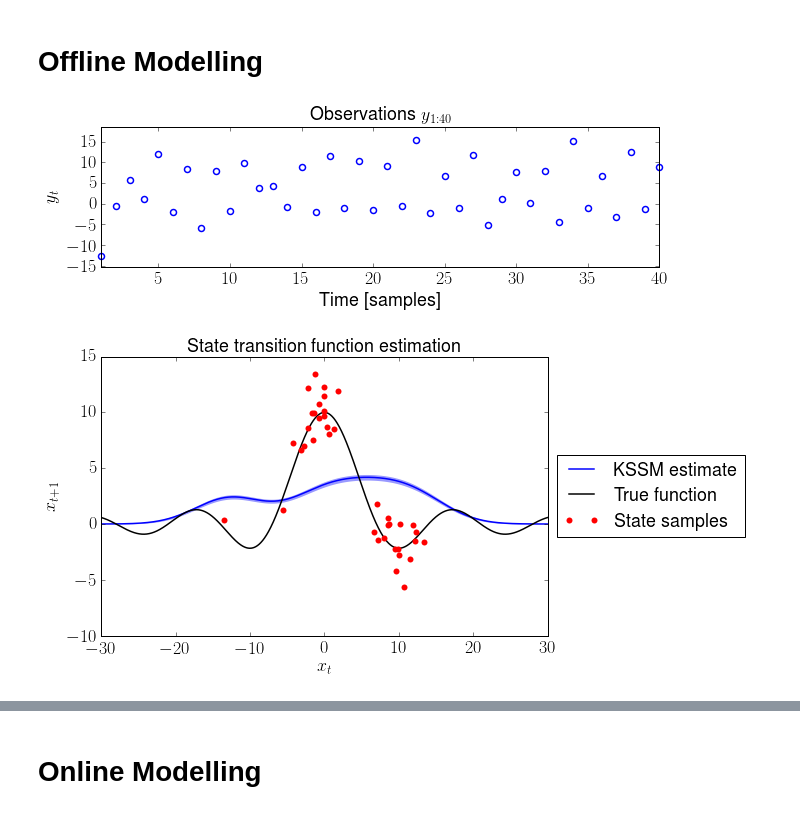
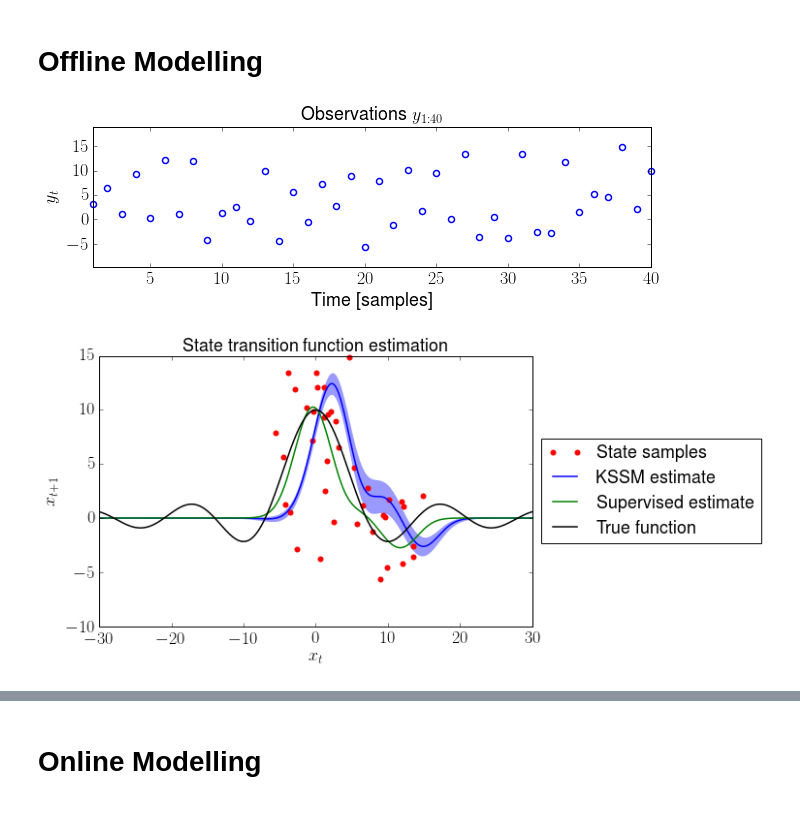
Before and after one commit to afalchetti/pykssm, a Jupyter notebook: demo/Kernel State-Space Modelling.ipynb, the cells around one changed output, grey strips where cells are left out. Saved outputs shown, nothing was run; the diff lists cells and outputs as text; code cells hidden in the pictures.

```diff
--- a/demo/Kernel State-Space Modelling.ipynb
+++ b/demo/Kernel State-Space Modelling.ipynb
@@ -28,11 +31,13 @@ rcParams['lines.linewidth']       = 1.5
 # Simple model
 f  = lambda x: 10 * np.sinc(x / 7)
 h  = lambda x: x
-x0 = 0 + np.random.randn() * 10
 
-sigmax = 2
-sigmay = 2
-size   = 40
+sigmax0 = np.sqrt(10)
+sigmax  = 2
+sigmay  = 2
+size    = 40
+
+x0 = 0 + np.random.randn() * sigmax0
 
 (x, y) = pykssm.filter(f, h, sigmax, sigmay, x0, size)
 
@@ -43,20 +48,23 @@ mtp.plot(list(range(1, size + 1)), y, "o", markerfacecolor="none", markeredgecol
 mtp.title("Observations $y_{1:" + str(size) + "}$")
 mtp.xlabel("Time [samples]")
 mtp.ylabel("$y_t$")
-mtp.axis([1, size, 1.2 * np.min(y), 1.2 * np.max(y)])
+
+yrange = np.max(y) - np.min(y)
+mtp.axis([1, size, np.min(y) - 0.2 * yrange, np.max(y) + 0.2 * yrange])
 
 mtp.show()
 # %% [output]
-[figure, old version]
+[figure, new version]
 # %%
 # KSSM, the core of this notebook
 (samples, svectors, kernel) = pykssm.offline(observations = y[np.newaxis].T,
                                              hsensor      = lambda x, y: 0.5 / sigmay *
                                                                 np.exp(-0.5 * (np.linalg.norm(x - y) / sigmay)**2),
                                              invhsensor   = lambda y: y,
-                                             kernel       = pykssm.Kernel.GaussianKernel(),
+                                             kernel       = pykssm.Kernel.GaussianKernel(np.sqrt(10)),
                                              nsamples     = 400,
-                                             snstd        = sigmax)
+                                             snstd        = sigmax,
+                                             smcprior     = lambda: np.array([0 + np.random.randn() * sigmax0]))
 
 # kernel describes the used kernel reproducing hilbert space, with all parameters set (in this case sigma
 # has been deduced from the data);
@@ -68,43 +76,51 @@ mtp.show()
 # f(x) = sum(a_i * kernel(svectors[i], x)).
 # For this example, a gaussian kernel has been used (usually good for its universality properties),
 # but it may be replaced with any other (and it's very simple to create new kernels).
+
+# Supervised alternative (Kernel regression)
+supervisedf = pykssm.kls(x[:-1][np.newaxis].T, x[1:][np.newaxis].T, svectors, kernel, 1.0)[0]
 # %%
 # State transition function estimation
-limit = 10.0 * np.ceil(1/10.0 *2.0 * max(abs(min(x)), abs(max(x))))
+limit = 5.0 * np.ceil(1/5.0 *2.0 * max(abs(min(x)), abs(max(x))))
 grid  = np.arange(-limit, limit, 0.025)
 
 # Discard the first 200 samples as the MCMC converges to the desired distribution
-smean = np.mean(np.array(samples[20:]), 0)
-svar  = np.var (np.array(samples[20:]), 0)
+smean = np.mean(np.array(samples[200:]), 0)
+svar  = np.var (np.array(samples[200:]), 0)
 
 # Real transition function
 real  = [f(i) for i in grid]
 
 # Mean estimate and its marginal deviation (note that
 # since support vectors are constants and the mixture
 # is a linear combination, the variance just requires
 # evaluating the mixture with the weight variances)
 estmean = np.array([kernel.mixture_eval(smean, svectors, [i]) for i in grid])
 estvar  = np.array([kernel.mixture_eval(svar,  svectors, [i]) for i in grid])
 eststd  = np.sqrt(estvar)
 
+estsupervised = np.array([kernel.mixture_eval(supervisedf, svectors, [i]) for i in grid])
+
 mtp.figure(figsize = (8, 5))
+
+# Observed transitions
+mtp.plot(x[:-1], x[1:], "or", clip_on=False, label="State samples", markeredgewidth=0.0)
+#mtp.plot(np.array(svectors).T[0], np.zeros(len(svectors)), "ob", clip_on=False, label="Support vector centers", markeredgewidth=0.0)
 
 mtp.fill_between(grid, estmean - eststd, estmean + eststd, color="b", alpha=0.4, linewidth=0.0)
 mtp.plot(grid, estmean, "-b", label = "KSSM estimate")
+mtp.plot(grid, estsupervised, "-g", label = "Supervised estimate")
 mtp.plot(grid, real, "-k", label = "True function")
-
-# Observed transitions
-mtp.plot(x[:-1], x[1:], "or", clip_on=False, label="State samples", markeredgewidth=0.0)
 
 mtp.legend(loc='center left', bbox_to_anchor=(1, 0.5))
 mtp.title("State transition function estimation")
 mtp.xlabel("$x_t$")
 mtp.ylabel("$x_{t+1}$")
+mtp.xlim(np.min(grid), np.max(grid))
 
 mtp.show()
 # %% [output]
-[figure, old version]
+[figure, new version]
 # %%
 # Posterior evolution
 like = []
```
Also changed, not shown: parts of 7 cells of this notebook, 6 other files.
